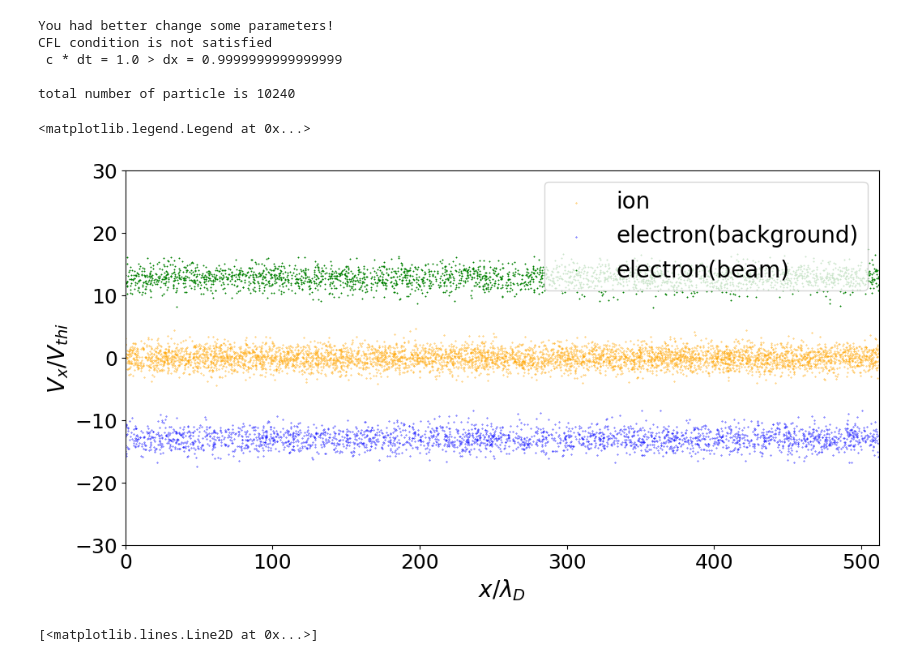
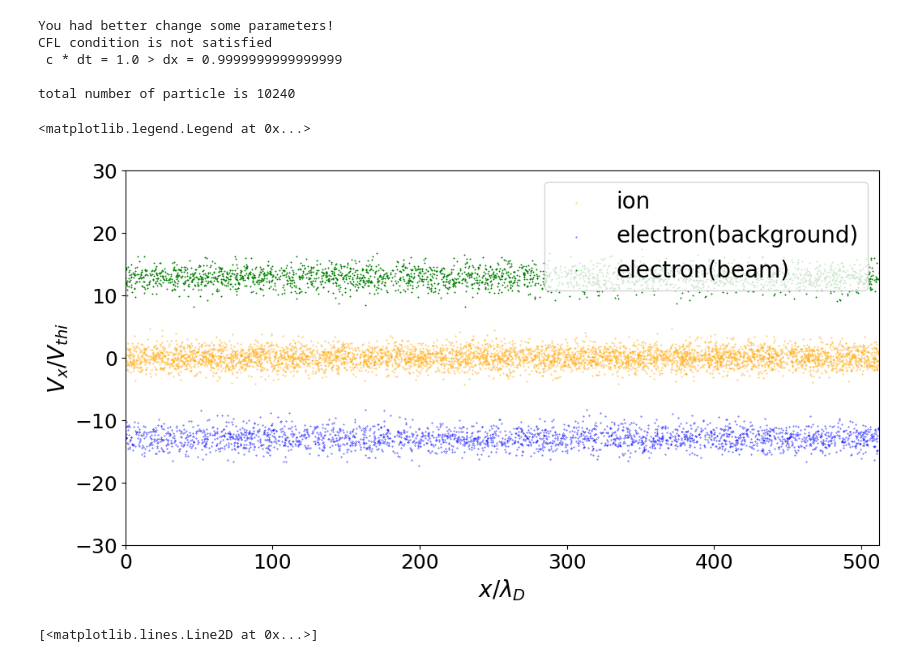
Before and after one commit to keita-akutagawa/pic_cpp_oop, a Jupyter notebook: examples_1D/two_stream_electron/PIC1D_two_stream_electron.ipynb, the cells around one changed output. Cells and saved outputs as stored; diff of their text form; code cells hidden in the pictures.

```diff
--- a/examples_1D/two_stream_electron/PIC1D_two_stream_electron.ipynb
+++ b/examples_1D/two_stream_electron/PIC1D_two_stream_electron.ipynb
@@ -69,24 +69,24 @@ total number of particle is 10240
 # %%
 fig = plt.figure(figsize=(12, 6))
 ax = fig.add_subplot(111)
 
-step = 10000
+step = 0
 x_ion = np.loadtxt(f"./results/two_stream_electron_x_ion_{step}.txt", delimiter=',')
 v_ion = np.loadtxt(f"./results/two_stream_electron_v_ion_{step}.txt", delimiter=',')
 x_electron = np.loadtxt(f"./results/two_stream_electron_x_electron_{step}.txt", delimiter=',')
 v_electron = np.loadtxt(f"./results/two_stream_electron_v_electron_{step}.txt", delimiter=',')
 ax.scatter(x_ion[:, 0], v_ion[:, 0]/v_thermal_ion, s=0.1, c='orange', label='ion')
 ax.scatter(x_electron[:n_minus, 0], v_electron[:n_minus, 0]/v_thermal_electron, s=0.1, c='blue', label='electron(background)')
 ax.scatter(x_electron[n_minus:, 0], v_electron[n_minus:, 0]/v_thermal_electron, s=0.1, c='green', marker='*', label='electron(beam)')
 ax.set_xlim(0, x_max)
 ax.set_ylim(-30, 30)
 ax.set_xlabel('$x / \lambda_D$', fontsize=20)
 ax.set_ylabel('$V_x / V_{thi}$', fontsize=20)
 ax.tick_params(labelsize=18)
 ax.legend(loc='upper right', fontsize=20)
 # %% [output]
 <matplotlib.legend.Legend at 0x...>
-[figure, old version]
+[figure, new version]
 # %%
 fig = plt.figure(figsize=(12, 6))
 ax = fig.add_subplot(111)
```
Also changed, not shown: parts of 1 cell of this notebook.
